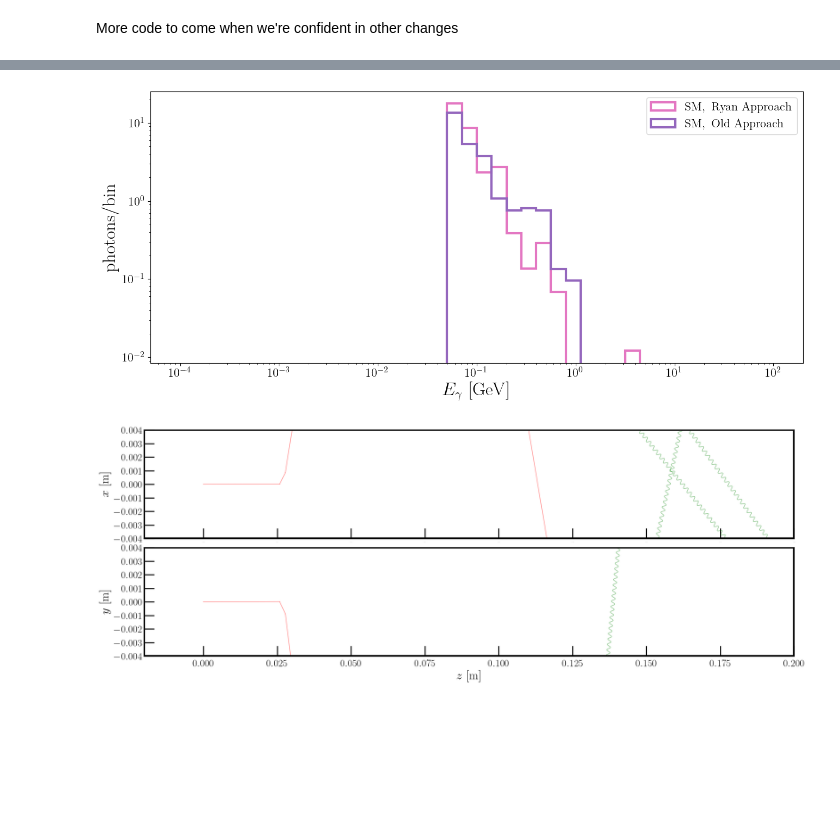
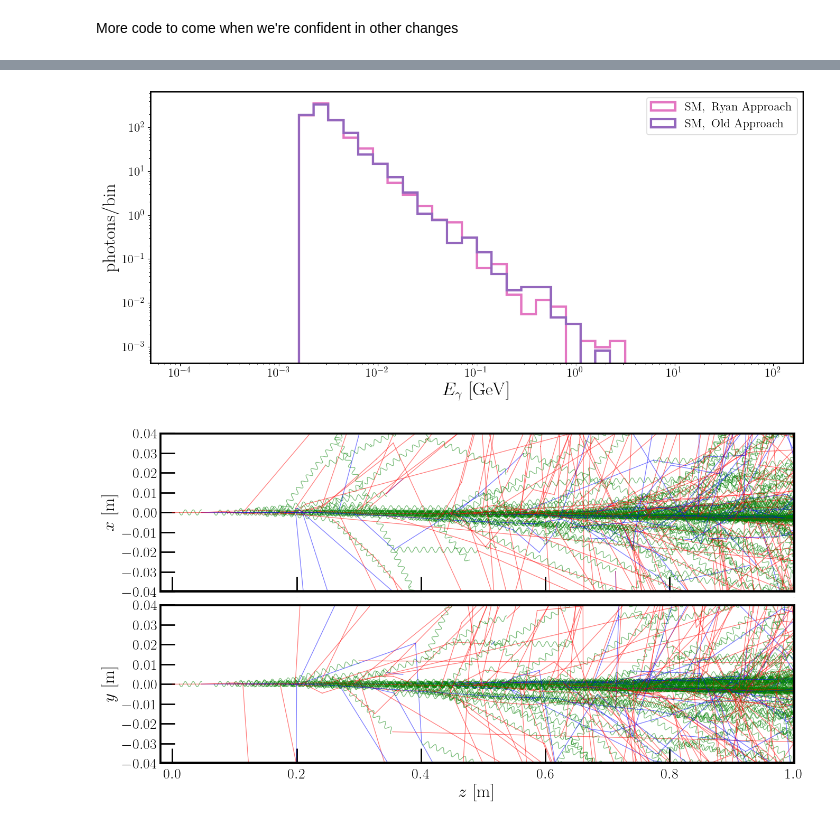
Before and after one commit to kjkellyphys/PETITE, a Jupyter notebook: examples/PETITEShower_v2.ipynb, the cells around one changed output, grey strips where cells are left out. Drawn from its saved outputs; the diff is of its cells as text; code cells hidden in the pictures; blank space fills up the shorter version.

```diff
--- a/examples/PETITEShower_v2.ipynb
+++ b/examples/PETITEShower_v2.ipynb
@@ -43,10 +45,10 @@ def set_size(w,h, ax=None):
 # %% [markdown]
 Comparison: Electrons injected with equal energy to graphite using old/new prescription
 # %%
-E0 = 1.0
+E0 = 10.0
 p0 = Particle(11, E0, 0., 0., np.sqrt(E0**2 - 0.000511**2), 0, 0, 0, 1, 0, 0, 0, -1, 1.)
 p0G = Particle(22, E0, 0, 0, E0, 0, 0, 0, 1, 0, 0, 0, -1, 1.)
-MinEnergy = 0.100
-sGraphite = Shower('/Users/ryanplestid/Documents/GitHub/PETITE/RyanDicts/', 'graphite', MinEnergy,neval=5000)
-sGraphiteOld = OldShower('/Users/ryanplestid/Documents/GitHub/PETITE/NBP/', 'graphite', MinEnergy)
+MinEnergy = 0.002
+sGraphite = Shower('/Users/kjkelly/Documents/GitHub/PETITE/RyanDicts/Feb7_', 'graphite', MinEnergy,neval=10000,maxF_fudge_global=50.0)
+sGraphiteOld = OldShower('/Users/kjkelly/Documents/GitHub/PETITE/NBP/', 'graphite', MinEnergy)
 # %%
@@ -128,18 +149,0 @@ set_size(8.0, 5.0)
-# %%
-b0 = np.logspace(-4, 2, 41)
-
-plt.hist(EsG, bins=b0, histtype='step', lw=3, color='C6', density=False, ls='-', label=r"$\mathrm{SM,\ Ryan\ Approach}$")
-plt.hist(EsGOld, bins=b0, histtype='step', lw=3, color='C4', ls='-', density=False, label=r"$\mathrm{SM,\ Old\ Approach}$")
-plt.hist(EsGP, bins=b0, histtype='step', lw=3, color='C6', density=False, ls='--')
-plt.hist(EsGPOld, bins=b0, histtype='step', lw=3, color='C4', ls='--', density=False)
-
-plt.gca().legend(loc=2, fontsize=16)
-plt.gca().set_xscale('log')
-plt.gca().set_yscale('log')
-plt.gca().set_xlabel(r"$E_{e^\pm}\ [\mathrm{GeV}]$", fontsize=24)
-plt.gca().set_ylabel(r"$\mathrm{photons/bin}$", fontsize=24)
-#plt.gca().axis([1e-3,100,1e-11,1e-3])
-[l.set_size(16) for l in plt.gca().get_xticklabels()]
-[l.set_size(16) for l in plt.gca().get_yticklabels()]
-
-set_size(8.0, 5.0)
@@ -293,9 +323,9 @@ plt.gca().set_ylabel(r"$\mathrm{photons/bin}$", fontsize=24)
 
 set_size(12.0, 5.0)
 # %% [output]
-[figure, old version]
+[figure, new version]
 # %%
-figwid = 6.0*3.0
+figwid = 6.0*2.0
 fighei = 6.0*0.5
 lside = 3.0
 rside = 3.5
@@ -323,7 +353,7 @@ matplotlib.rcParams['axes.linewidth'] = 2.0
 fig, axes = plt.subplots(nrow, ncol, figsize=(wid, hei), facecolor='1.0');
 fig.subplots_adjust(left = lfactor, bottom=bfactor, right=(1.0-rfactor), top=(1.0-tfactor), wspace=wfactor, hspace=hfactor);
 
-xmin, xmax, ymin, ymax = -0.02, 0.2, -0.004, 0.004
+xmin, xmax, ymin, ymax = -0.02, 1, -0.04, 0.04
 #xmin, xmax, ymin, ymax = -1.0, 5.0, -0.4, 0.4
 
 ax = axes[0]
@@ -343,31 +373,31 @@ for ki0 in SMS:
     if ki0.get_IDs()[0] == 22:
         with matplotlib.rc_context({'path.sketch': (5, 15, 1)}):
             ax.plot([ki[2], ki[5]], [ki[0], ki[3]], lw=1, ls='-', color='g', alpha=0.5)
     if ki0.get_IDs()[0] == 11:
         ax.plot([ki[2], ki[5]], [ki[0], ki[3]], lw=1, ls='-', color='r', alpha=0.5)
     if ki0.get_IDs()[0] == -11:
         ax.plot([ki[2], ki[5]], [ki[0], ki[3]], lw=1, ls='-', color='b', alpha=0.5)
 
 ax = axes[1]
 ax.axis([xmin, xmax, ymin, ymax])
 ax.plot([xmin, xmin, xmax, xmax, xmin], [ymin, ymax, ymax, ymin, ymin], ls='-', color='k', lw=4, zorder=50)
 ax.set_xlabel(r'$z\ [\mathrm{m}]$', fontproperties=font)
 ax.set_ylabel(r'$y\ [\mathrm{m}]$', fontproperties=font)
 
 ax.tick_params(direction='in', zorder=30, length=20, width=2)
 ax.tick_params(direction='in', which='minor', zorder=30, length=15, width=1.5)
 [l.set_position((0.5, -0.015)) for l in ax.get_xticklabels()]
 [l.set_size((labelfont.get_size())) for l in ax.get_xticklabels()]
 [l.set_size((labelfont.get_size())) for l in ax.get_yticklabels()]
 
 for ki0 in SMS:
     ki = np.concatenate([ki0.get_r0(), ki0.get_rf()])
     if ki0.get_IDs()[0] == 22:
         with matplotlib.rc_context({'path.sketch': (5, 15, 1)}):
             ax.plot([ki[2], ki[5]], [ki[1], ki[4]], lw=1, ls='-', color='g', alpha=0.5)
     if ki0.get_IDs()[0] == 11:
         ax.plot([ki[2], ki[5]], [ki[1], ki[4]], lw=1, ls='-', color='r', alpha=0.5)
     if ki0.get_IDs()[0] == -11:
         ax.plot([ki[2], ki[5]], [ki[1], ki[4]], lw=1, ls='-', color='b', alpha=0.5)
 # %% [output]
-[figure, old version]
+[figure, new version]
```
Also changed, not shown: parts of 24 cells of this notebook, 1 other file.
